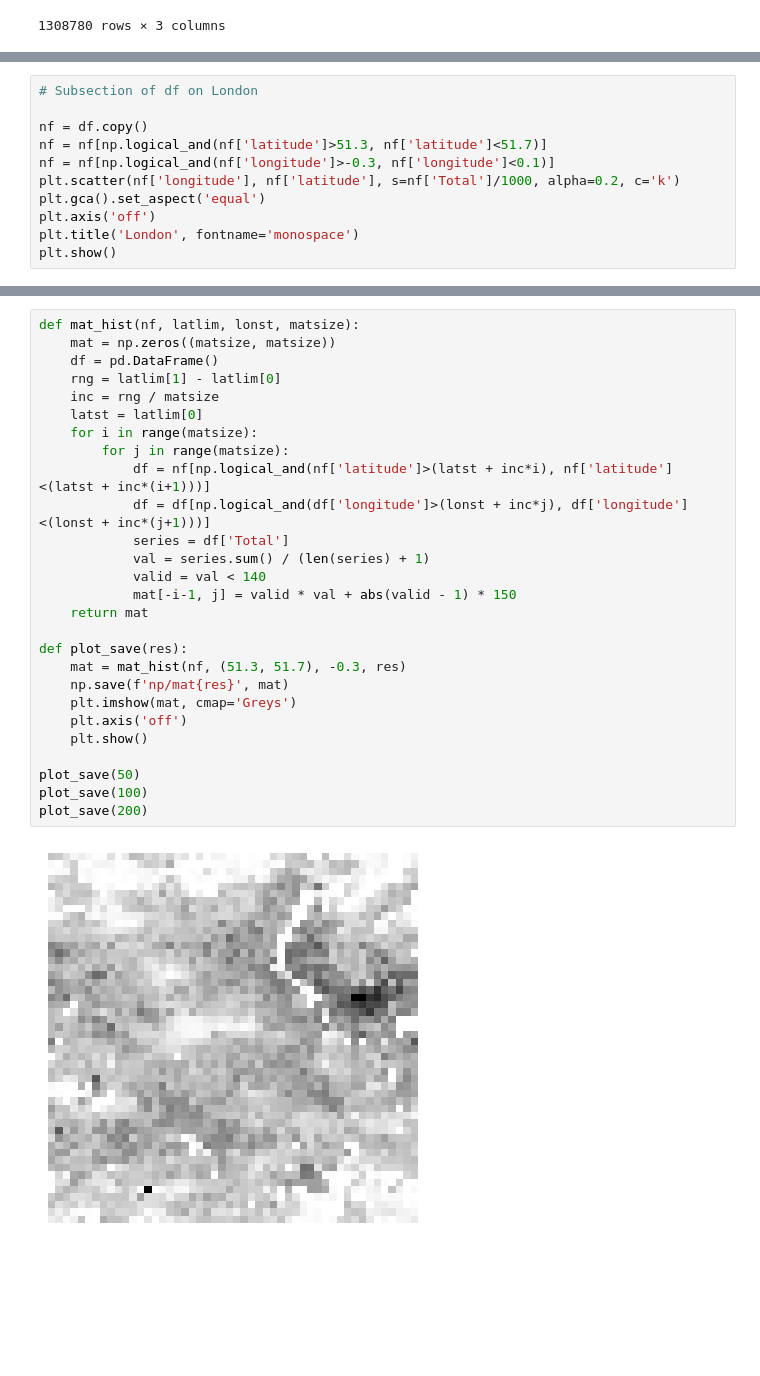
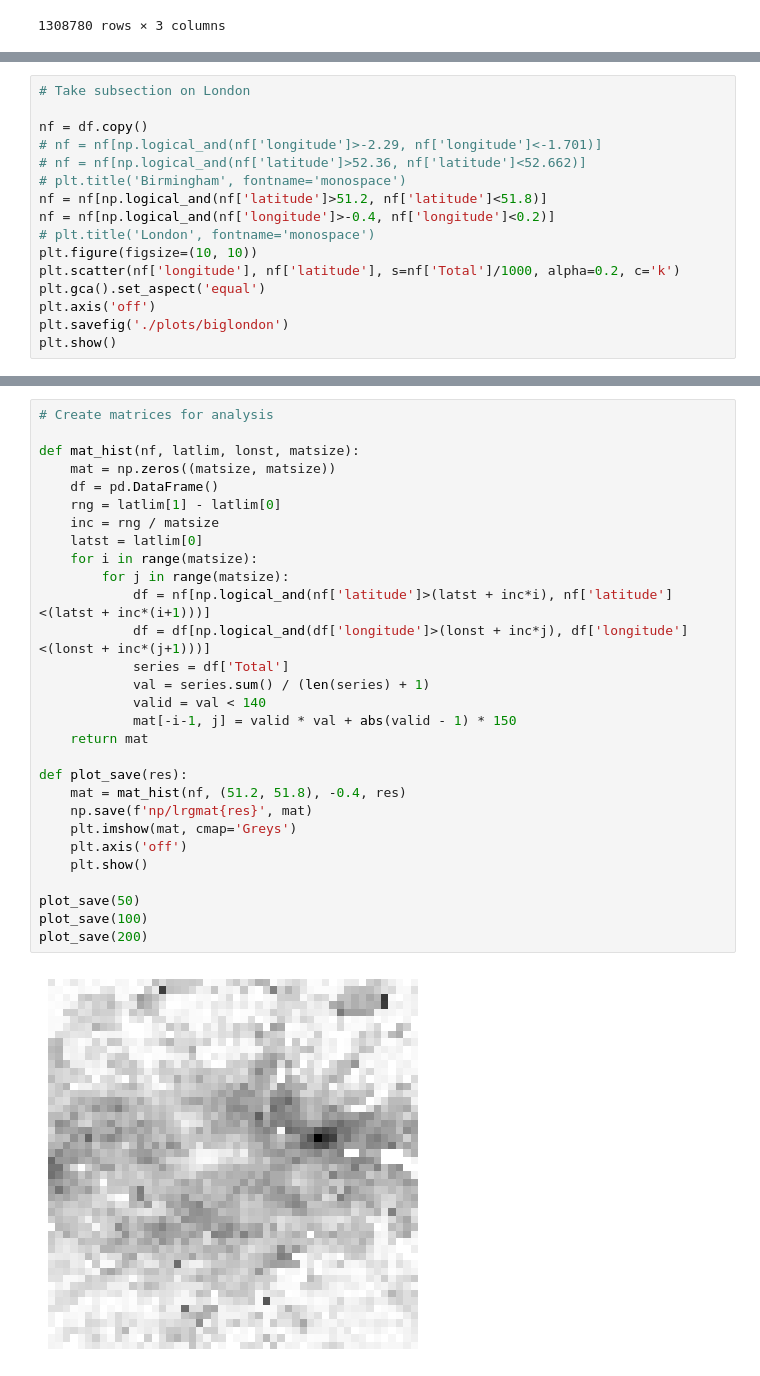
Before and after one commit to imengus/demomarble, a Jupyter notebook: london/gettingdata.ipynb, the cells around one changed output, grey strips where cells are left out. Saved outputs shown, nothing was run; the diff lists cells and outputs as text; blank space fills up the shorter version.

```diff
--- a/london/gettingdata.ipynb
+++ b/london/gettingdata.ipynb
@@ -70,12 +71,17 @@ fig.savefig('plots/prelim2.png', bbox_inches='tight')
 # %%
-# Subsection of df on London
+# Take subsection on London
 
 nf = df.copy()
-nf = nf[np.logical_and(nf['latitude']>51.3, nf['latitude']<51.7)]
-nf = nf[np.logical_and(nf['longitude']>-0.3, nf['longitude']<0.1)]
+# nf = nf[np.logical_and(nf['longitude']>-2.29, nf['longitude']<-1.701)]
+# nf = nf[np.logical_and(nf['latitude']>52.36, nf['latitude']<52.662)]
+# plt.title('Birmingham', fontname='monospace')
+nf = nf[np.logical_and(nf['latitude']>51.2, nf['latitude']<51.8)]
+nf = nf[np.logical_and(nf['longitude']>-0.4, nf['longitude']<0.2)]
+# plt.title('London', fontname='monospace')
+plt.figure(figsize=(10, 10))
 plt.scatter(nf['longitude'], nf['latitude'], s=nf['Total']/1000, alpha=0.2, c='k')
 plt.gca().set_aspect('equal')
 plt.axis('off')
-plt.title('London', fontname='monospace')
+plt.savefig('./plots/biglondon')
 plt.show()
 # %% [output]
@@ -83,29 +89,31 @@ plt.show()
 # %%
+# Create matrices for analysis
+
 def mat_hist(nf, latlim, lonst, matsize):
     mat = np.zeros((matsize, matsize))
     df = pd.DataFrame()
     rng = latlim[1] - latlim[0]
     inc = rng / matsize
     latst = latlim[0]
     for i in range(matsize):
         for j in range(matsize):
             df = nf[np.logical_and(nf['latitude']>(latst + inc*i), nf['latitude']<(latst + inc*(i+1)))]
             df = df[np.logical_and(df['longitude']>(lonst + inc*j), df['longitude']<(lonst + inc*(j+1)))]
             series = df['Total']
             val = series.sum() / (len(series) + 1)
             valid = val < 140
             mat[-i-1, j] = valid * val + abs(valid - 1) * 150
     return mat
 
 def plot_save(res):
-    mat = mat_hist(nf, (51.3, 51.7), -0.3, res)
-    np.save(f'np/mat{res}', mat)
+    mat = mat_hist(nf, (51.2, 51.8), -0.4, res)
+    np.save(f'np/lrgmat{res}', mat)
     plt.imshow(mat, cmap='Greys')
     plt.axis('off')
     plt.show()
 
 plot_save(50)
 plot_save(100)
 plot_save(200)
 # %% [output]
-[figure, old version]
+[figure, new version]
```
Also changed, not shown: parts of 5 cells of this notebook, 11 other files.
